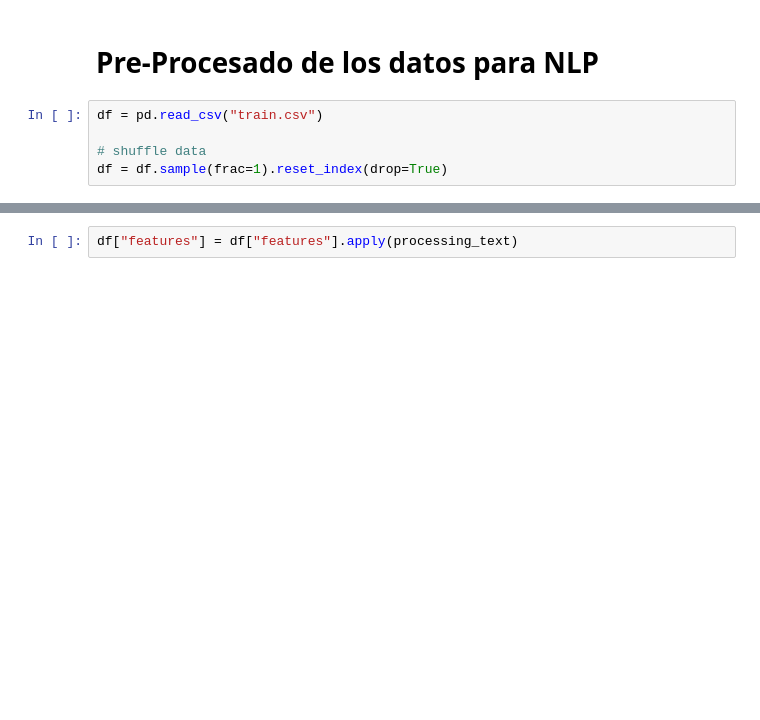
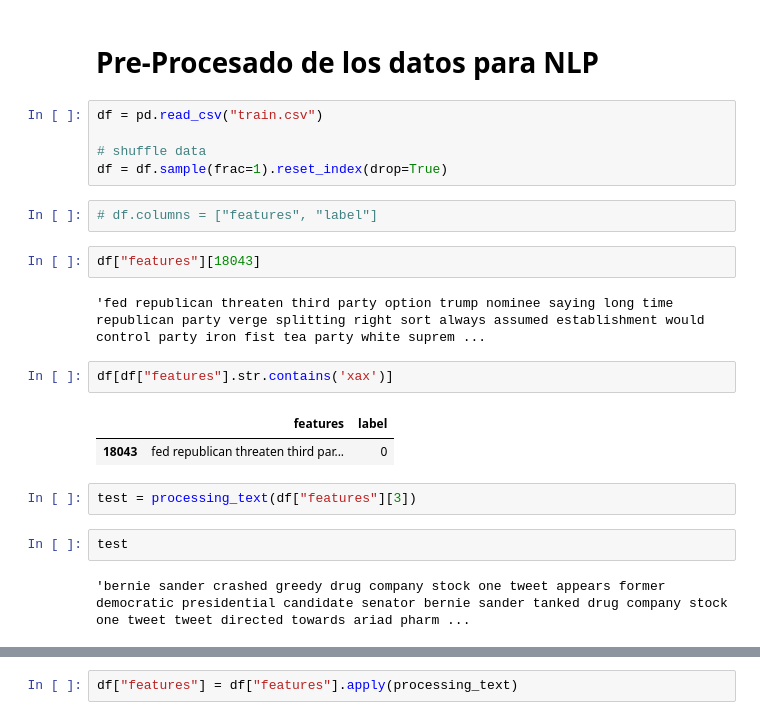
Before and after one commit to LuisFelipePoma/Fake_News_Detector, a Jupyter notebook: src/model/data.ipynb, the cells around one changed output, grey strips where cells are left out. Drawn from its saved outputs; the diff is of its cells as text; blank space fills up the shorter version.

```diff
--- a/src/model/data.ipynb
+++ b/src/model/data.ipynb
@@ -261,6 +302,23 @@ df = pd.read_csv("train.csv")
 
 # shuffle data
 df = df.sample(frac=1).reset_index(drop=True)
+# %%
+# df.columns = ["features", "label"]
+# %%
+df["features"][18043]
+# %% [output]
+'fed republican threaten third party option trump nominee saying long time republican party verge splitting right sort always assumed establishment would control party iron fist tea party white suprem ...
+# %%
+df[df["features"].str.contains('xax')]
+# %% [output]
+|  | features | label |
+| 18043 | fed republican threaten third par... | 0 |
+# %%
+test = processing_text(df["features"][3])
+# %%
+test
+# %% [output]
+'bernie sander crashed greedy drug company stock one tweet appears former democratic presidential candidate senator bernie sander tanked drug company stock one tweet tweet directed towards ariad pharm ...
 # %%
 import re
 '''
```
Also changed, not shown: parts of 9 cells of this notebook, 1 other file.
